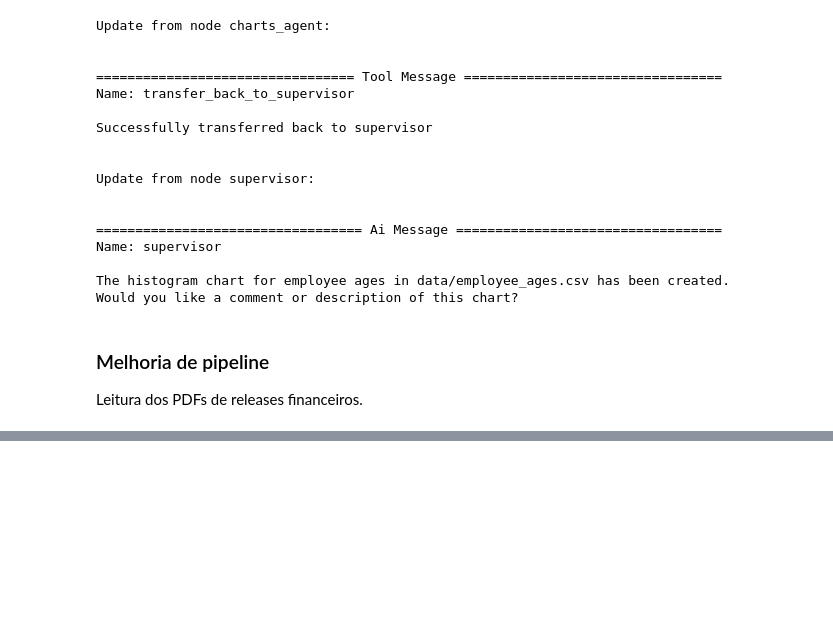
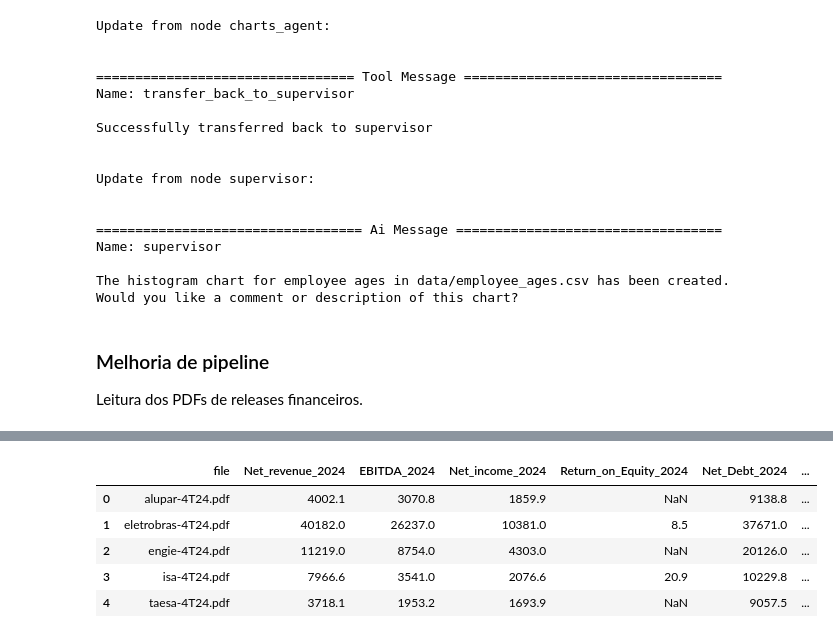
Before and after one commit to gabrielorleans/financial-agent, a Jupyter notebook: agent-workflow.ipynb, the cells around one changed output, grey strips where cells are left out. Cells and saved outputs as stored; diff of their text form; code cells hidden in the pictures; blank space fills up the shorter version.

Commit message:
add data gathering from all 5 reports

````diff
--- a/agent-workflow.ipynb
+++ b/agent-workflow.ipynb
@@ -303,0 +375,2 @@ FileNotFoundError: no such file: 'data/isa-4T24.pdf'
+# %%
+results = analyze_all()
@@ -303,0 +408,81 @@ FileNotFoundError: no such file: 'data/isa-4T24.pdf'
+# %%
+import pandas as pd
+import json
+import re
+
+def convert_financial_data(records):
+    """
+    Converte a lista de dicts com dados financeiros em um pandas DataFrame limpo.
+    """
+    rows = []
+
+    for entry in records:
+        file_name = entry["file"]
+
+        # Remove marcações ```json e ```
+        clean_json = re.sub(r"^```json\n|```$", "", entry["data"].strip())
+
+        # Parse JSON
+        data = json.loads(clean_json)
+        fin = data.get("FINANCIAL_PERFORMANCE", {})
+
+        # Normaliza nomes de campos
+        row = {
+            "file": file_name,
+            "Net_revenue_2024": (
+                fin.get("Net_revenue_12M24") or
+                fin.get("Net_revenue_12M_2024") or
+                fin.get("Net_revenue_2024")
+            ),
+            "EBITDA_2024": (
+                fin.get("EBITDA_12M24") or
+                fin.get("EBITDA_12M_2024") or
+                fin.get("EBITDA_2024")
+            ),
+            "Net_income_2024": (
+                fin.get("Net_income_12M24") or
+                fin.get("Net_income_12M_2024") or
+                fin.get("Net_income_2024")
+            ),
+            "Return_on_Equity_2024": fin.get("Return_on_Equity_2024"),
+            "Net_Debt_2024": (
+                fin.get("Net_Debt_31_12_2024") or
+                fin.get("Net_Debt_2024")
+            ),
+            "Total_investments_CapEx_2024": (
+                fin.get("Total_investments_2024") or
+                fin.get("Total_investments_CapEx_2024")
+            )
+        }
+
+        rows.append(row)
+
+    # Criar DataFrame
+    df = pd.DataFrame(rows)
+
+    # Converter "NaN" string em valores nulos
+    df = df.replace("NaN", pd.NA)
+
+    # Converter colunas numéricas
+    numeric_cols = [
+        "Net_revenue_2024",
+        "EBITDA_2024",
+        "Net_income_2024",
+        "Return_on_Equity_2024",
+        "Net_Debt_2024",
+        "Total_investments_CapEx_2024"
+    ]
+    df[numeric_cols] = df[numeric_cols].apply(pd.to_numeric, errors="coerce")
+
+    return df
+
+
+
+convert_financial_data(results)
+# %% [output]
+|  | file | Net_revenue_2024 | EBITDA_2024 | Net_income_2024 | Return_on_Equity_2024 | Net_Debt_2024 | ... |
+| 0 | alupar-4T24.pdf | 4002.1 | 3070.8 | 1859.9 | NaN | 9138.8 | ... |
+| 1 | eletrobras-4T24.pdf | 40182.0 | 26237.0 | 10381.0 | 8.5 | 37671.0 | ... |
+| 2 | engie-4T24.pdf | 11219.0 | 8754.0 | 4303.0 | NaN | 20126.0 | ... |
+| 3 | isa-4T24.pdf | 7966.6 | 3541.0 | 2076.6 | 20.9 | 10229.8 | ... |
+| 4 | taesa-4T24.pdf | 3718.1 | 1953.2 | 1693.9 | NaN | 9057.5 | ... |
````
Also changed, not shown: parts of 4 cells of this notebook.
